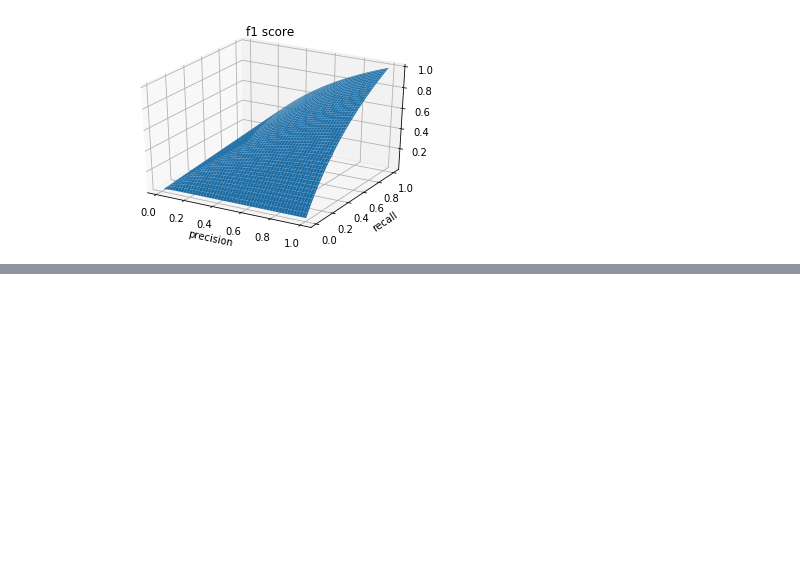
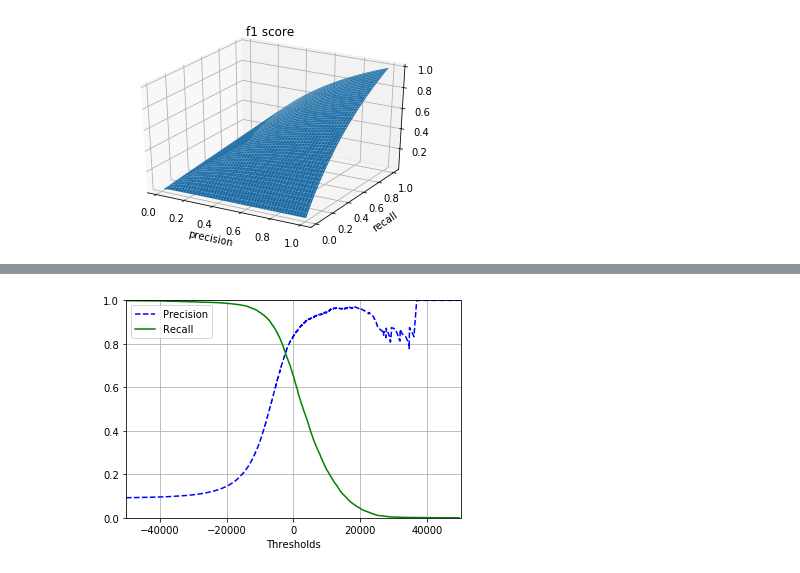
Before and after one commit to QidiLiu/Deep_learning_notebook, a Jupyter notebook: classification.ipynb, the cells around one changed output, grey strips where cells are left out. Saved outputs shown, nothing was run; the diff lists cells and outputs as text; code cells hidden in the pictures; blank space fills up the shorter version.

```diff
--- a/classification.ipynb
+++ b/classification.ipynb
@@ -177,0 +202,36 @@ plt.show()
+# %%
+# 阈值，精准率与召回率关系图
+y_scores = cross_val_predict(sgd_clf, X_train, y_train_5, cv=3, method="decision_function")
+
+from sklearn.metrics import precision_recall_curve
+
+precisions, recalls, thresholds = precision_recall_curve(y_train_5, y_scores)
+
+def plot_precision_recall_vs_threshold(precisions, recalls, thresholds):
+  plt.plot(thresholds, precisions[:-1], "b--", label="Precision")
+  plt.plot(thresholds, recalls[:-1], "g-", label="Recall")
+  plt.xlim(-50000, 50000)
+  plt.ylim(0, 1)
+  plt.xlabel("Thresholds")
+  plt.grid()
+  plt.legend()
+
+'''
+  # 坐标轴投影(有bug,暂时取消)
+  thr_0 = 8000
+  pre_0 = precisions[thr_0]
+  print(precisions[8000])
+  rec_0 = recalls[thr_0]
+  print(recalls[8000])
+  plt.plot([thr_0, thr_0,], [0, pre_0,], 'r--')
+  plt.plot([-50000, thr_0,], [pre_0, pre_0,], 'r--')
+  plt.scatter([thr_0, ], [pre_0, ], s=50, color='r')
+  plt.plot([thr_0, thr_0,], [0, rec_0,], 'r--')
+  plt.plot([-50000, thr_0,], [rec_0, rec_0,], 'r--')
+  plt.scatter([thr_0, ], [rec_0, ], s=50, color='r')
+'''
+
+plot_precision_recall_vs_threshold(precisions, recalls, thresholds)
+plt.show()
+# %% [output]
+[figure, added]
```
Also changed, not shown: parts of 1 cell of this notebook.
